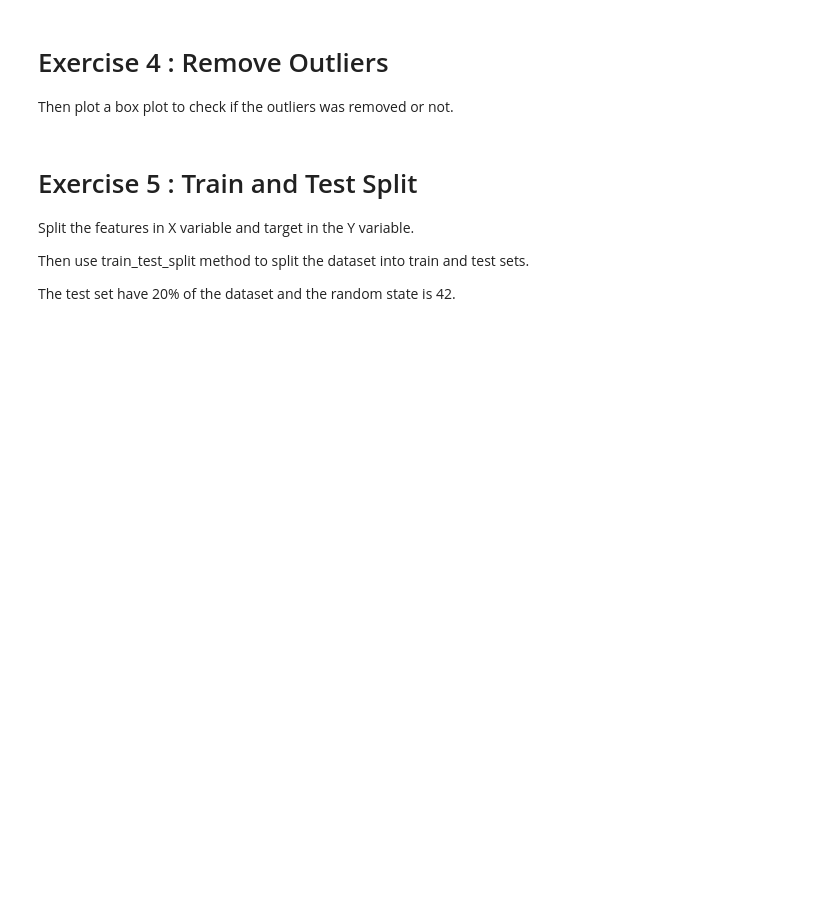
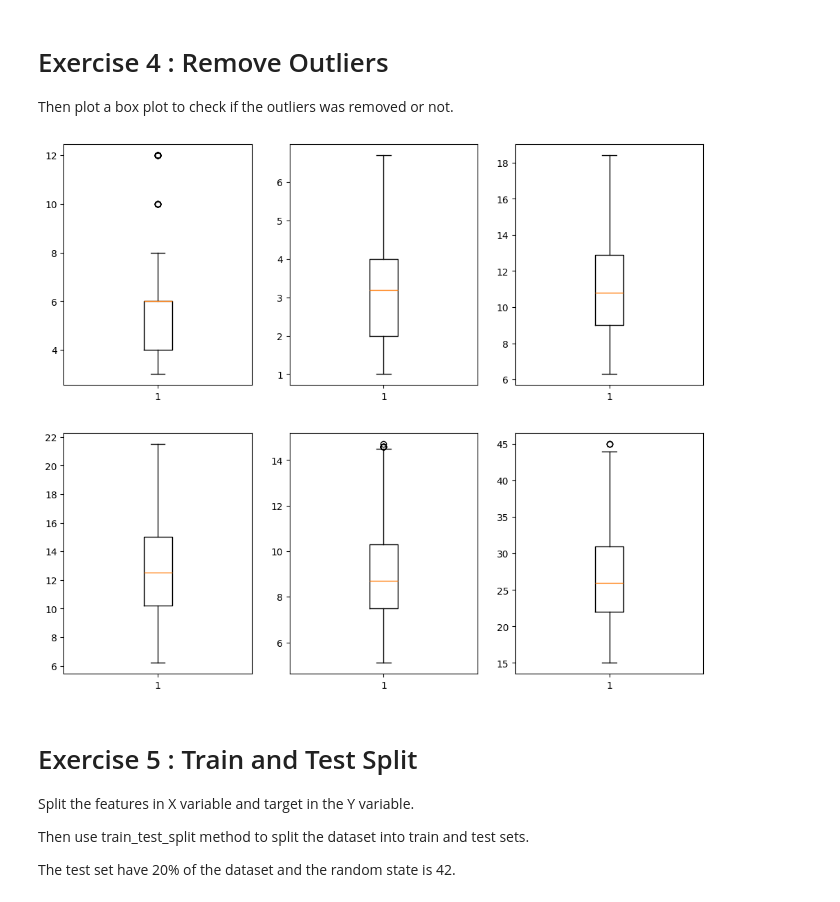
Before and after one commit to Tuwaiq-Data-Science-Bootcamp-V5/Linear_Regression-Lab1, a Jupyter notebook: Assignment_Linear_Regression.ipynb, the cells around one changed output. Drawn from its saved outputs; the diff is of its cells as text; code cells hidden in the pictures; blank space fills up the shorter version.

```diff
--- a/Assignment_Linear_Regression.ipynb
+++ b/Assignment_Linear_Regression.ipynb
@@ -249,6 +247,24 @@ high_limit = Q3 + 1.5 * IQR
 
 outliers = df[(df['FUELCONSUMPTION_COMB_MPG'] < Q1 - 1.5 * IQR) | (df['FUELCONSUMPTION_COMB_MPG'] > Q3 + 1.5 * IQR)]
 df = df.drop(outliers.index)
+# %%
+fig, axs = plt.subplots(2, 3, figsize=(12, 10))
+
+axs[0, 0].boxplot(df['CYLINDERS'])
+
+axs[0, 1].boxplot(df['ENGINESIZE'])
+
+axs[0, 2].boxplot(df['FUELCONSUMPTION_COMB'])
+
+axs[1, 0].boxplot(df['FUELCONSUMPTION_CITY'])
+
+axs[1, 1].boxplot(df['FUELCONSUMPTION_HWY'])
+
+axs[1, 2].boxplot(df['FUELCONSUMPTION_COMB_MPG'])
+
+plt.show()
+# %% [output]
+[figure, added]
 # %% [markdown]
 # Exercise 5 : Train and Test Split
 
```
Also changed, not shown: parts of 1 cell of this notebook.
